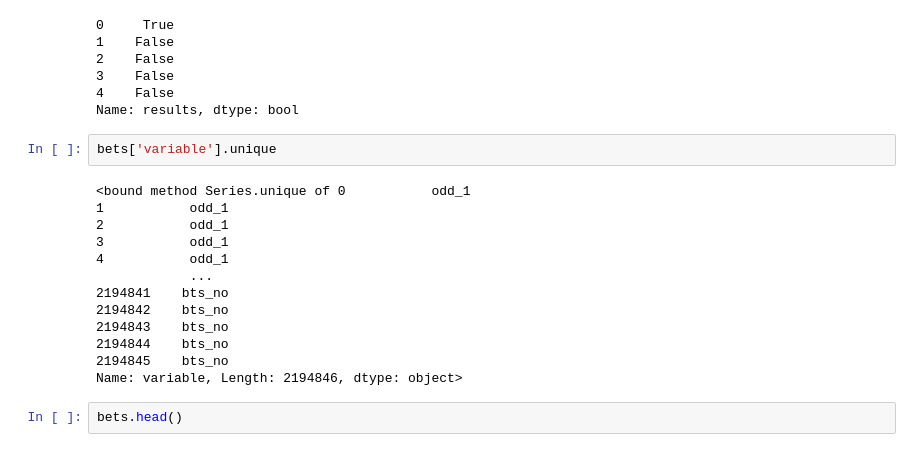
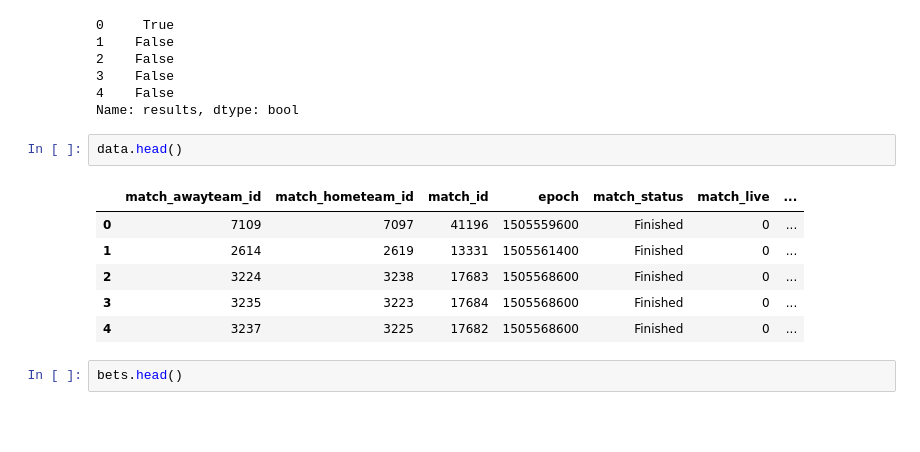
Before and after one commit to BU-IE-582/fall19-GnyEser, a Jupyter notebook: Homework1.ipynb, the cells around one changed output. Saved outputs shown, nothing was run; the diff lists cells and outputs as text; blank space fills up the shorter version.

```diff
--- a/Homework1.ipynb
+++ b/Homework1.ipynb
@@ -161,21 +161,15 @@ data.results.head()
 3    False
 4    False
 Name: results, dtype: bool
-# %%
-bets['variable'].unique
-# %% [output]
-<bound method Series.unique of 0           odd_1
-1           odd_1
-2           odd_1
-3           odd_1
-4           odd_1
-            ...
-2194841    bts_no
-2194842    bts_no
-2194843    bts_no
-2194844    bts_no
-2194845    bts_no
-Name: variable, Length: 2194846, dtype: object>
+# %%
+data.head()
+# %% [output]
+|  | match_awayteam_id | match_hometeam_id | match_id | epoch | match_status | match_live | ... |
+| 0 | 7109 | 7097 | 41196 | 1505559600 | Finished | 0 | ... |
+| 1 | 2614 | 2619 | 13331 | 1505561400 | Finished | 0 | ... |
+| 2 | 3224 | 3238 | 17683 | 1505568600 | Finished | 0 | ... |
+| 3 | 3235 | 3223 | 17684 | 1505568600 | Finished | 0 | ... |
+| 4 | 3237 | 3225 | 17682 | 1505568600 | Finished | 0 | ... |
 # %%
 bets.head()
 # %% [output]
```
Also changed, not shown: parts of 43 cells of this notebook, 1 other file.
